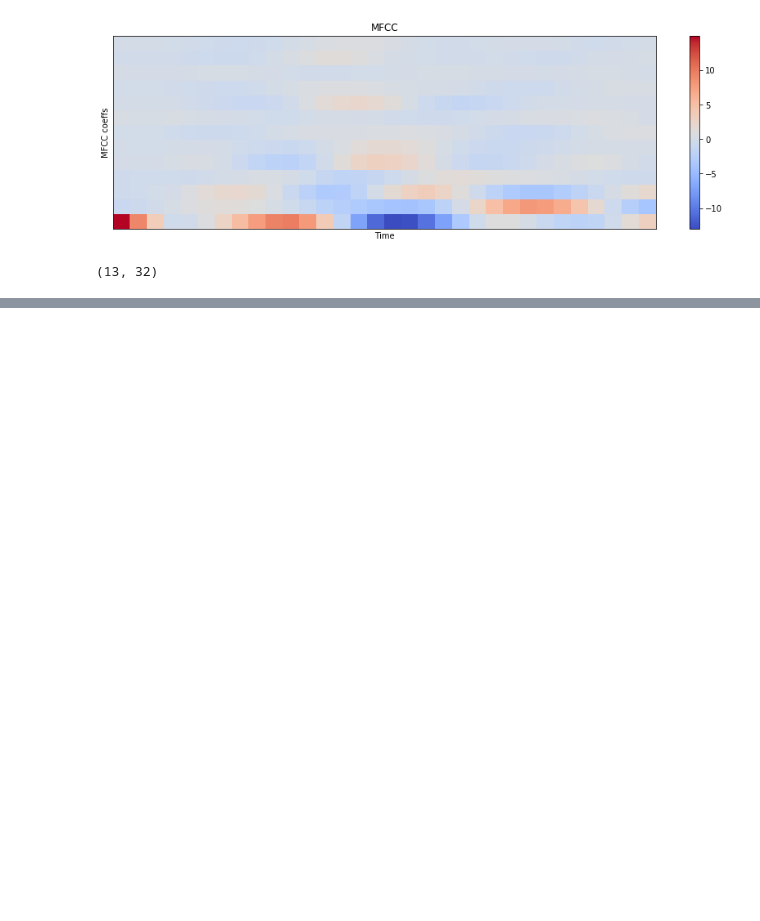
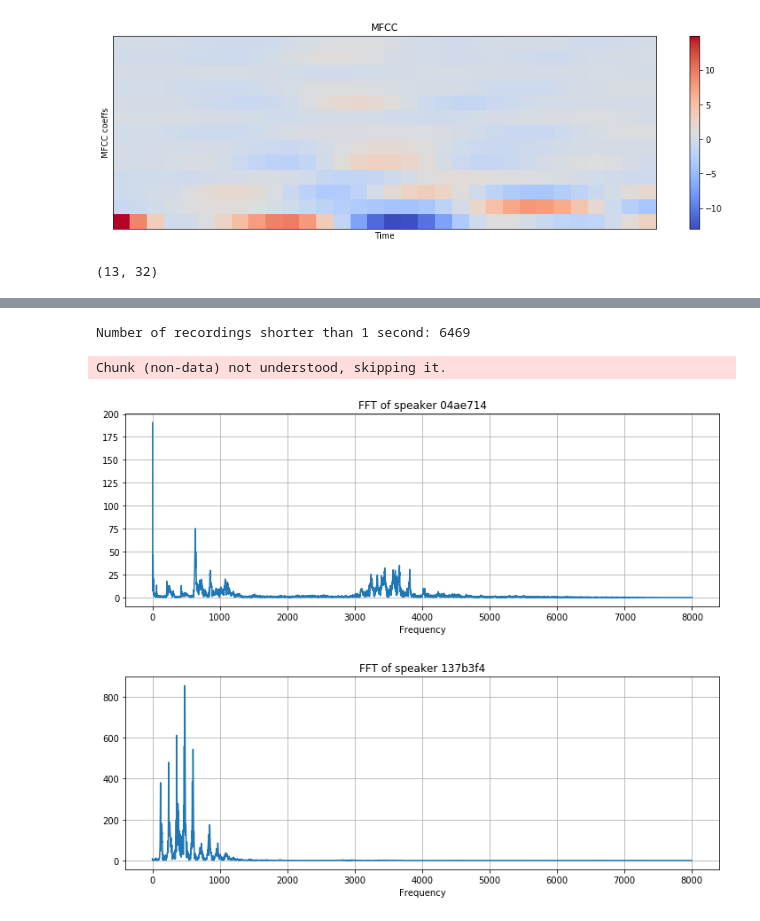
Before and after one commit to ronjian/tensorflow-speech-recognition-challenge, a Jupyter notebook: wave_data_explorer.ipynb, the cells around one changed output, grey strips where cells are left out. Cells and saved outputs as stored; diff of their text form; code cells hidden in the pictures; blank space fills up the shorter version.

```diff
--- a/wave_data_explorer.ipynb
+++ b/wave_data_explorer.ipynb
@@ -136,0 +205,4 @@ py.iplot(fig)
+# %%
+dirs = [f for f in os.listdir(train_audio_path) if isdir(join(train_audio_path, f))]
+dirs.sort()
+print('Number of labels: ' + str(len(dirs)))
@@ -136,0 +211,11 @@ py.iplot(fig)
+# %%
+# Calculate
+number_of_recordings = []
+for direct in dirs:
+    waves = [f for f in os.listdir(join(train_audio_path, direct)) if f.endswith('.wav')]
+    number_of_recordings.append(len(waves))
+
+# Plot
+data = [go.Histogram(x=dirs, y=number_of_recordings)]
+for x,y in zip(data[0]['x'],data[0]['y']):
+    print(x,y)
@@ -136,0 +240,26 @@ py.iplot(fig)
+# %%
+num_of_shorter = 0
+for direct in dirs:
+    waves = [f for f in os.listdir(join(train_audio_path, direct)) if f.endswith('.wav')]
+    for wav in waves:
+        sample_rate, samples = wavfile.read(train_audio_path + direct + '/' + wav)
+        if samples.shape[0] < sample_rate:
+            num_of_shorter += 1
+print('Number of recordings shorter than 1 second: ' + str(num_of_shorter))
+# %% [output]
+Number of recordings shorter than 1 second: 6469
+Chunk (non-data) not understood, skipping it.
+# %%
+filenames = ['on/004ae714_nohash_0.wav', 'on/0137b3f4_nohash_0.wav']
+for filename in filenames:
+    sample_rate, samples = wavfile.read(str(train_audio_path) + filename)
+    xf, vals = custom_fft(samples, sample_rate)
+    plt.figure(figsize=(12, 4))
+    plt.title('FFT of speaker ' + filename[4:11])
+    plt.plot(xf, vals)
+    plt.xlabel('Frequency')
+    plt.grid()
+    plt.show()
+# %% [output]
+[figure, added]
+[figure, added]
```
Also changed, not shown: parts of 34 cells of this notebook, 2 other files.
